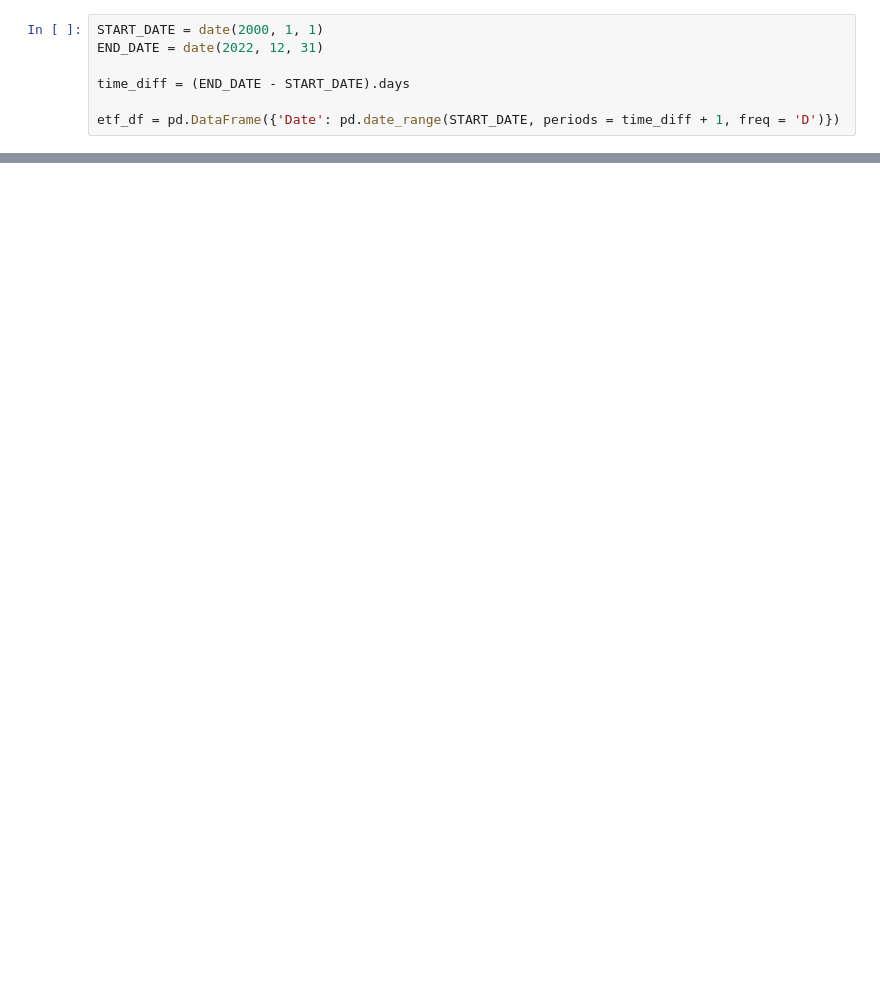
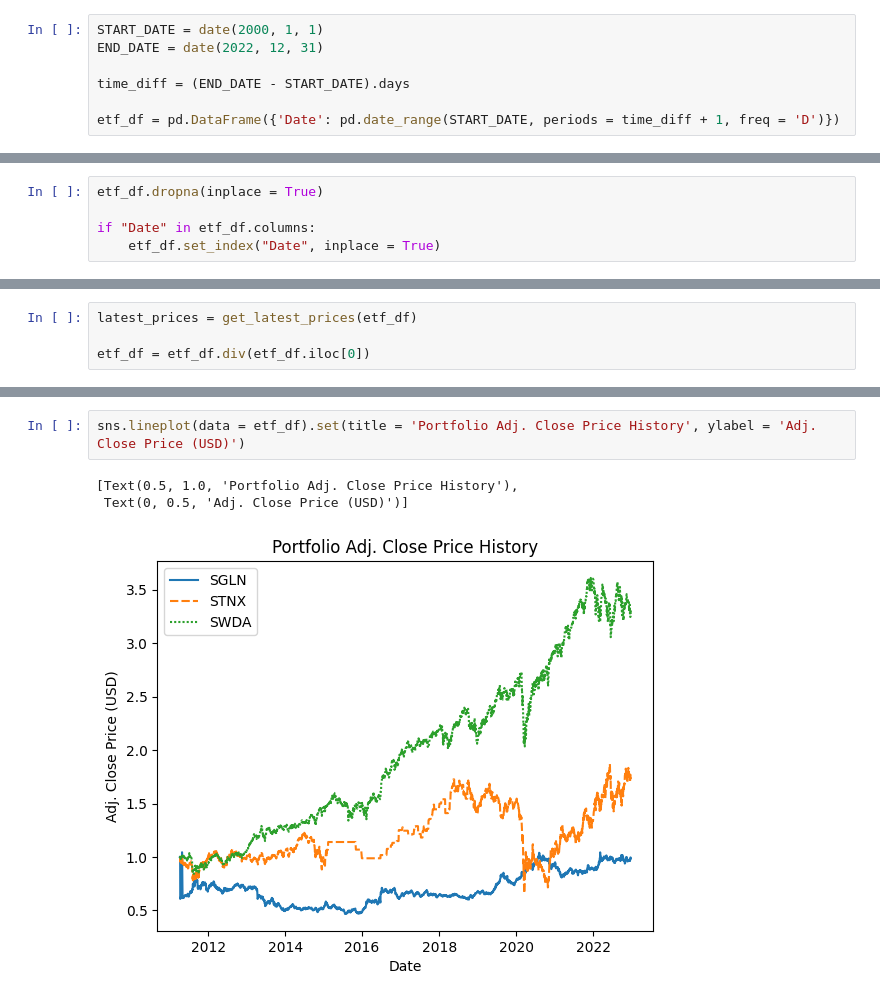
Before and after one commit to michaltkaczyk/etf-portfolio-optimisation, a Jupyter notebook: main.ipynb, the cells around one changed output, grey strips where cells are left out. Cells and saved outputs as stored; diff of their text form; blank space fills up the shorter version.

```diff
--- a/main.ipynb
+++ b/main.ipynb
@@ -55,0 +37,5 @@ To-dos (later):
+# %%
+etf_df.dropna(inplace = True)
+
+if "Date" in etf_df.columns:
+    etf_df.set_index("Date", inplace = True)
@@ -55,0 +44,4 @@ To-dos (later):
+# %%
+latest_prices = get_latest_prices(etf_df)
+
+etf_df = etf_df.div(etf_df.iloc[0])
@@ -55,0 +65,6 @@ To-dos (later):
+# %%
+sns.lineplot(data = etf_df).set(title = 'Portfolio Adj. Close Price History', ylabel = 'Adj. Close Price (USD)')
+# %% [output]
+[Text(0.5, 1.0, 'Portfolio Adj. Close Price History'),
+ Text(0, 0.5, 'Adj. Close Price (USD)')]
+[figure, added]
```
Also changed, not shown: parts of 17 cells of this notebook.
